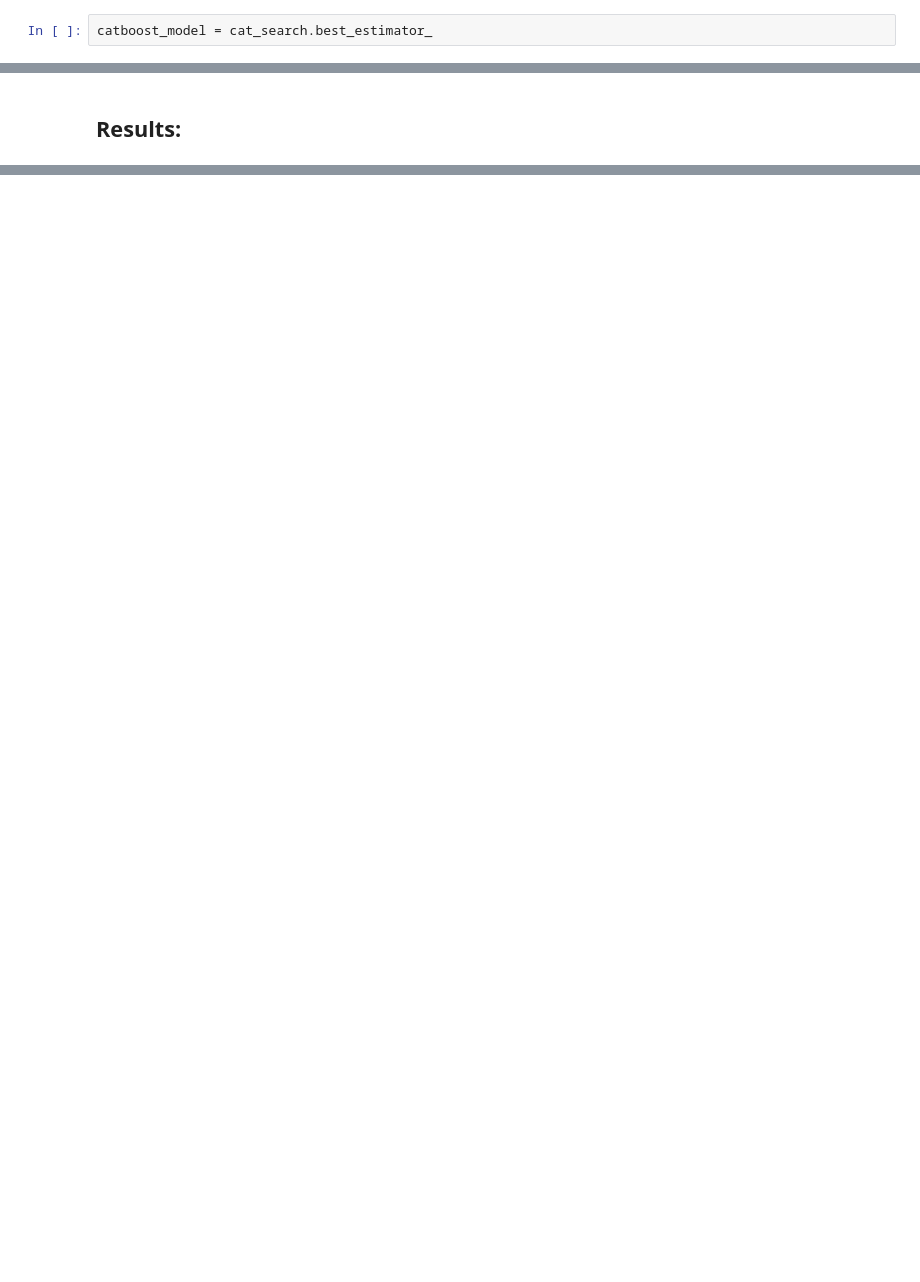
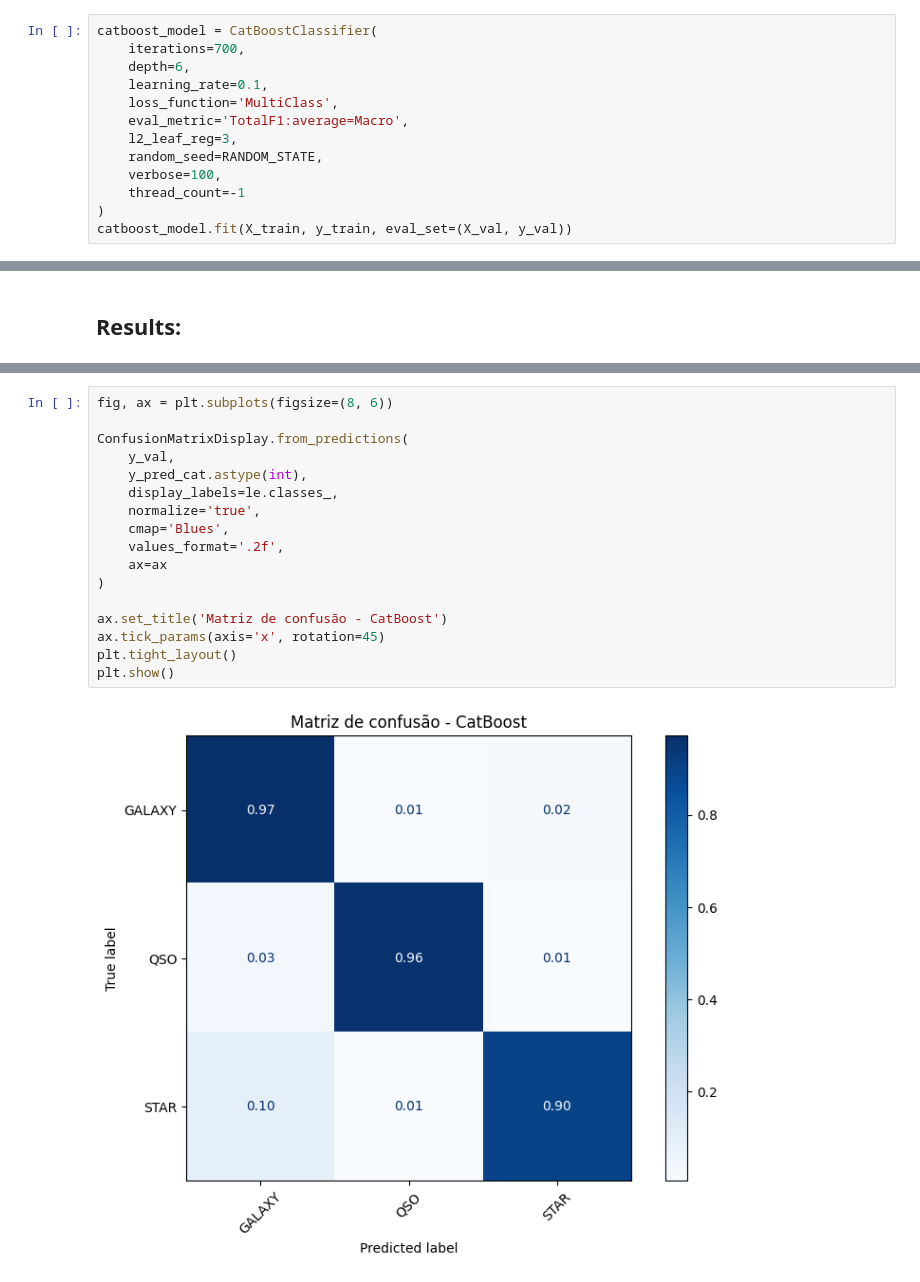
Before and after one commit to jpmamededs/KaggleStellarClasses, a Jupyter notebook: stellarClasses.ipynb, the cells around one changed output, grey strips where cells are left out. Saved outputs shown, nothing was run; the diff lists cells and outputs as text; blank space fills up the shorter version.

```diff
--- a/stellarClasses.ipynb
+++ b/stellarClasses.ipynb
@@ -208,3 +152,14 @@ spectral_type_A/F                 0.001318
 dtype: float32
 # %%
-catboost_model = cat_search.best_estimator_
+catboost_model = CatBoostClassifier(
+    iterations=700,
+    depth=6,
+    learning_rate=0.1,
+    loss_function='MultiClass',
+    eval_metric='TotalF1:average=Macro',
+    l2_leaf_reg=3,
+    random_seed=RANDOM_STATE,
+    verbose=100,
+    thread_count=-1
+)
+catboost_model.fit(X_train, y_train, eval_set=(X_val, y_val))
@@ -248,0 +217,19 @@ Submissions guardadas: submission_xgb.csv, submission_catboost.csv, submission_e
+# %%
+fig, ax = plt.subplots(figsize=(8, 6))
+
+ConfusionMatrixDisplay.from_predictions(
+    y_val,
+    y_pred_cat.astype(int),
+    display_labels=le.classes_,
+    normalize='true',
+    cmap='Blues',
+    values_format='.2f',
+    ax=ax
+)
+
+ax.set_title('Matriz de confusão - CatBoost')
+ax.tick_params(axis='x', rotation=45)
+plt.tight_layout()
+plt.show()
+# %% [output]
+[figure, added]
```
Also changed, not shown: parts of 10 cells of this notebook, 3 other files.
